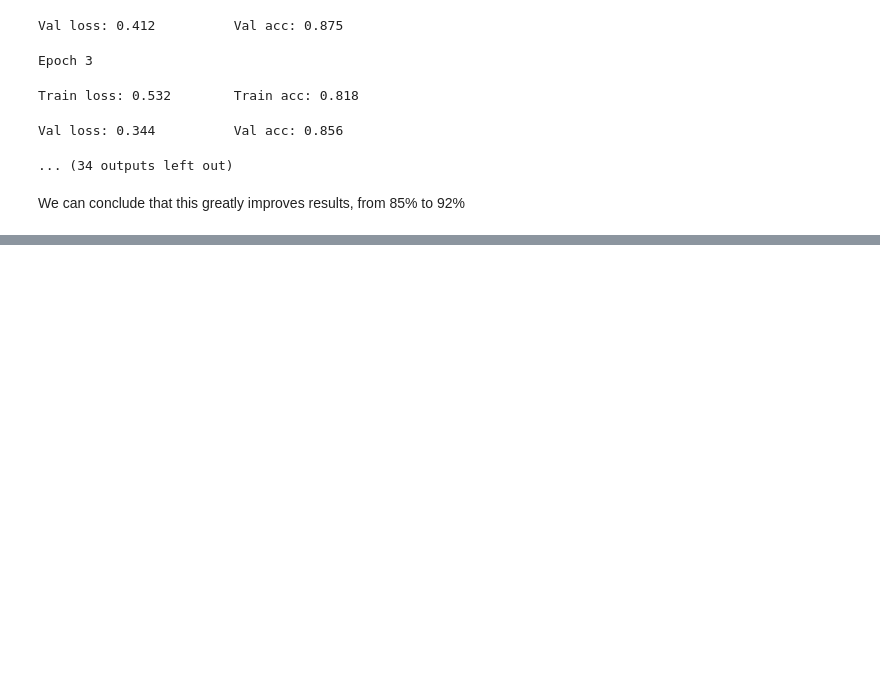
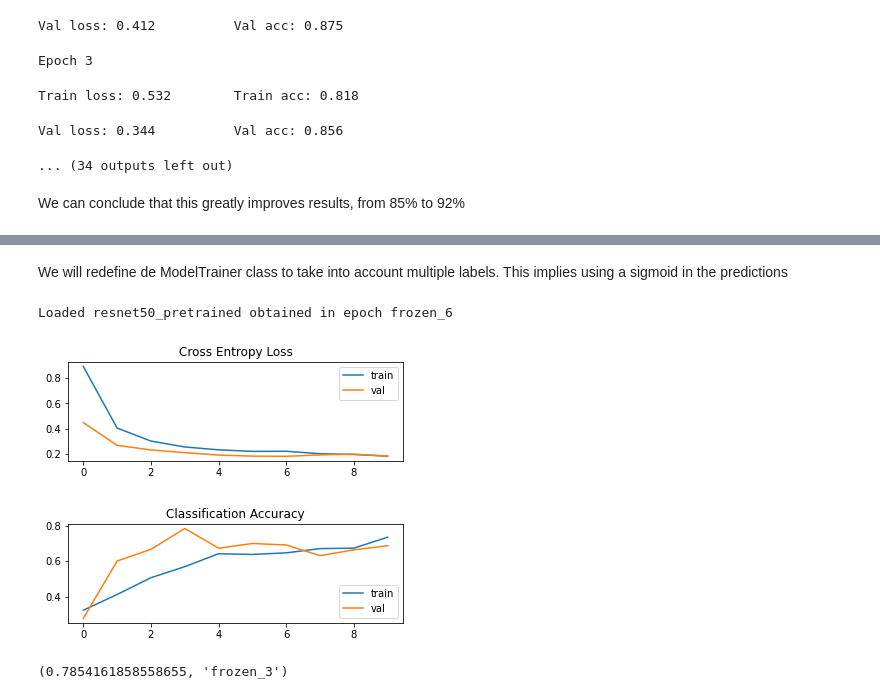
Before and after one commit to joaolucasmartins/VC2022, a Jupyter notebook: Part2/classification.ipynb, the cells around one changed output, grey strips where cells are left out. Cells and saved outputs as stored; diff of their text form; code cells hidden in the pictures; blank space fills up the shorter version.

Commit message:
Add: Multilabeling

```diff
--- a/Part2/classification.ipynb
+++ b/Part2/classification.ipynb
@@ -522,7 +529,7 @@ resnet_trained = {
     #"num_epochs": 50,
     "num_epochs": 10,
     "loss": nn.CrossEntropyLoss(),  # already includes the Softmax activation
-    "optimizer": torch.optim.SGD(resnet_model_trained.parameters(), lr=1e-2)
+    "optimizer": torch.optim.SGD(resnet_model_trained.parameters(), lr=1e-2),
 }
 
 #summary(resnet["model"], (3, input_size, input_size))
@@ -855,7 +824,7 @@ resnet_scratch = {
     "name": 'resnet50_scratch',
     "num_epochs": 10,
     "loss": nn.CrossEntropyLoss(),
-    "optimizer": torch.optim.Adam(resnet_model_scratch.parameters(), lr=0.01)
+    "optimizer": torch.optim.Adam(resnet_model_scratch.parameters(), lr=0.01),
 }
 
 resnet_trainer = ModelTrainer(resnet_scratch, device)
@@ -949,7 +910,7 @@ vgg_scratch = {
     "name": 'vgg_scratch',
     "num_epochs": 10,
     "loss": nn.CrossEntropyLoss(),
-    "optimizer": torch.optim.Adam(resnet_model_scratch.parameters(), lr=0.01)
+    "optimizer": torch.optim.Adam(resnet_model_scratch.parameters(), lr=0.01),
 }
 
 vgg_trainer = ModelTrainer(vgg_scratch, device)
@@ -1084,0 +1090,2 @@ We can conclude that this greatly improves results, from 85% to 92%
+# %% [markdown]
+We will redefine de ModelTrainer class to take into account multiple labels. This implies using a sigmoid in the predictions
@@ -1084,0 +1151,11 @@ We can conclude that this greatly improves results, from 85% to 92%
+# %%
+def get_dataloaders_multilabel(input_size, mean, std, transform_f): # Same as above but we use the multilabel dataset
+    train_transform, val_transform = transform_f(input_size, mean, std)
+    train_dataset = TrafficSignDatasetMultiLabel(annotations_directory, train_images_filenames, images_directory, transform=train_transform)
+    train_dataloader = DataLoader(train_dataset, batch_size=batch_size, shuffle=True, num_workers=num_workers, drop_last=True)
+
+    val_dataset = TrafficSignDatasetMultiLabel(annotations_directory, val_images_filenames, images_directory, transform=val_transform)
+    val_dataloader = DataLoader(val_dataset, batch_size=batch_size, shuffle=False, num_workers=num_workers, drop_last=False)
+    return train_dataloader, val_dataloader
+
+train_dataloader, val_dataloader = get_dataloaders(input_size, mean, std, transform_data)
@@ -1084,0 +1186,36 @@ We can conclude that this greatly improves results, from 85% to 92%
+# %%
+resnet_model_trained = models.resnet50(pretrained=True)
+# number of neurons in the last layer to the number of classes is the same
+num_ftrs = resnet_model_trained.fc.in_features
+resnet_model_trained.fc = nn.Linear(in_features=num_ftrs, out_features=4, bias=True)
+resnet_model_trained.to(device)
+
+resnet_trained = {
+    "model": resnet_model_trained,
+    "name": 'resnet50_pretrained',
+    #"num_epochs": 50,
+    "num_epochs": 10,
+    "loss": nn.BCELoss(),
+    "optimizer": torch.optim.Adam(resnet_model_trained.parameters(), lr=1e-2)
+}
+
+resnet_trainer = ModelTrainerMultiLabel(resnet_trained, device)
+# Unfreeze all layers expect last
+resnet_trainer.freeze_layers()
+resnet_trainer.unfreeze_fc()
+
+# Training can be skipped by loading the best model until now
+load = True # Change this to False to force to retrain
+if load:
+    need_train = (load_model(resnet_trainer) == False)
+if not load or need_train:
+    need_train = True
+    resnet_trainer.train(train_dataloader, val_dataloader, "frozen")
+
+plotTrainingHistoryMultilabel(resnet_trainer.accuracies, "frozen")
+resnet_trainer.get_best_score()
+# %% [output]
+Loaded resnet50_pretrained obtained in epoch frozen_6
+[figure, added]
+[figure, added]
+(0.7854161858558655, 'frozen_3')
```
Also changed, not shown: parts of 16 cells of this notebook.
